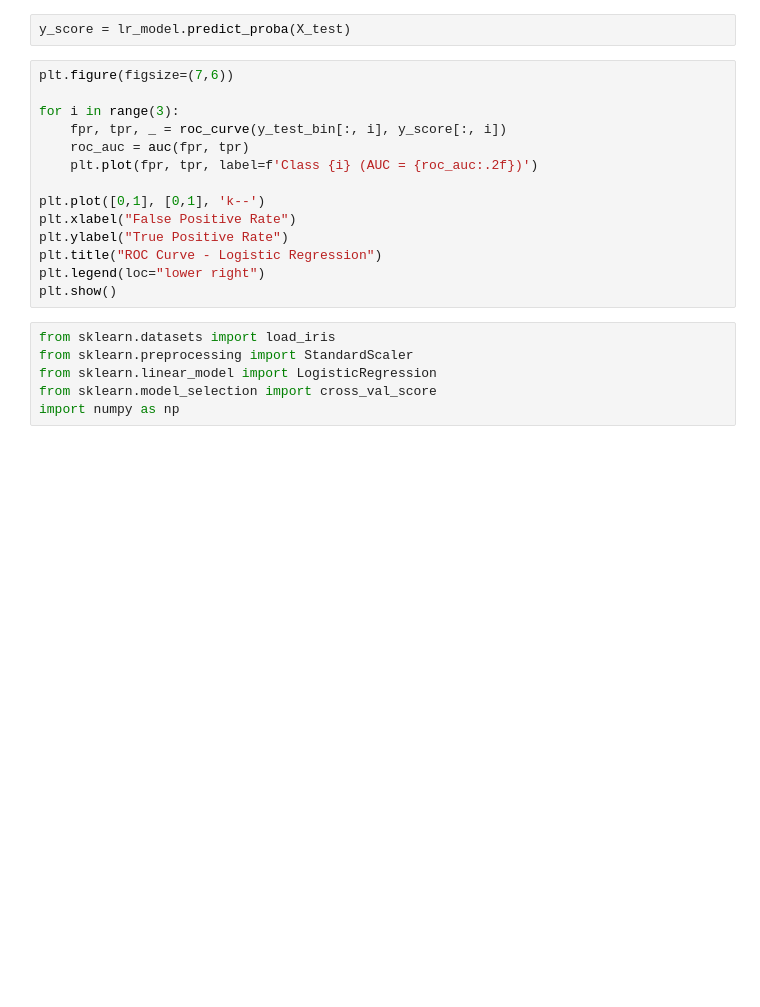
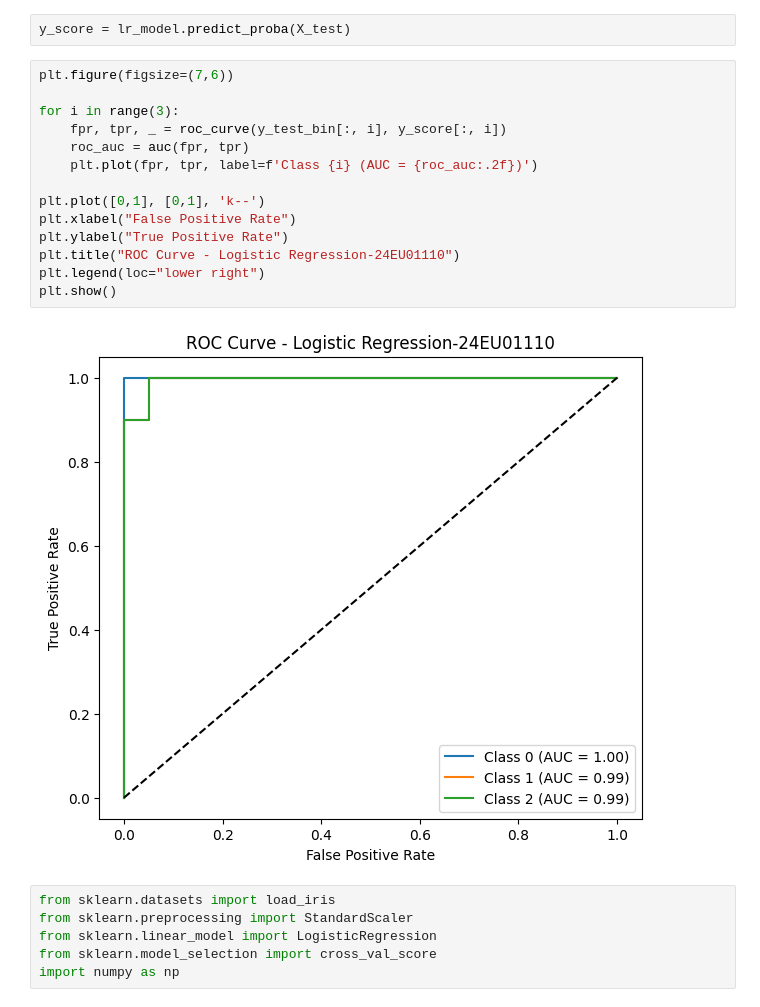
Before and after one commit to kowsik-pro/ml, a Jupyter notebook: experiment3.ipynb, the cells around one changed output. Saved outputs shown, nothing was run; the diff lists cells and outputs as text; blank space fills up the shorter version.

```diff
--- a/experiment3.ipynb
+++ b/experiment3.ipynb
@@ -276,17 +276,19 @@ y_score = lr_model.predict_proba(X_test)
 # %%
 plt.figure(figsize=(7,6))
 
 for i in range(3):
     fpr, tpr, _ = roc_curve(y_test_bin[:, i], y_score[:, i])
     roc_auc = auc(fpr, tpr)
     plt.plot(fpr, tpr, label=f'Class {i} (AUC = {roc_auc:.2f})')
 
 plt.plot([0,1], [0,1], 'k--')
 plt.xlabel("False Positive Rate")
 plt.ylabel("True Positive Rate")
-plt.title("ROC Curve - Logistic Regression")
+plt.title("ROC Curve - Logistic Regression-24EU01110")
 plt.legend(loc="lower right")
 plt.show()
+# %% [output]
+[figure, added]
 # %%
 from sklearn.datasets import load_iris
 from sklearn.preprocessing import StandardScaler
```
Also changed, not shown: parts of 2 cells of this notebook.
